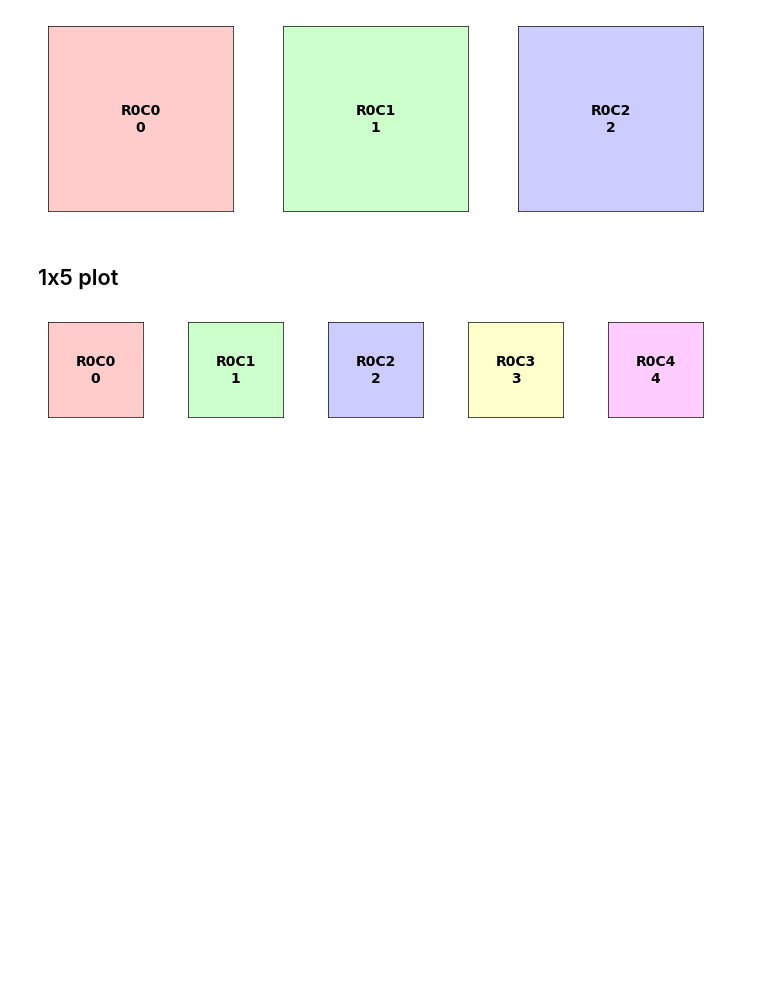
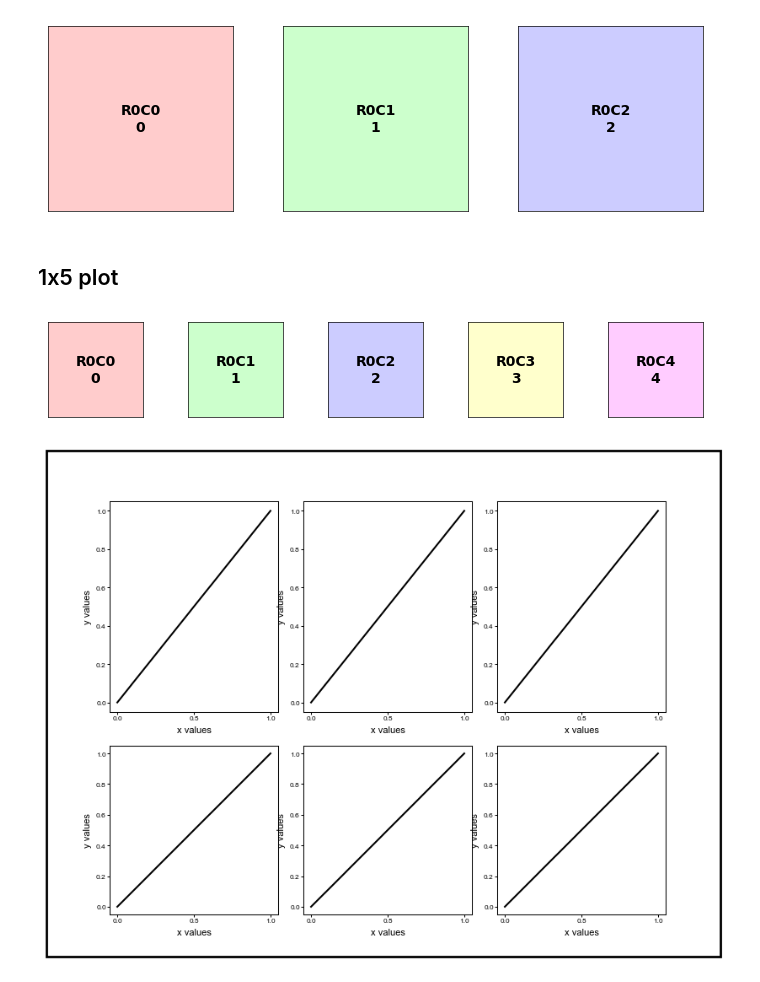
Before and after one commit to YesselmanLab/rna_map_plotting, a Jupyter notebook: notebooks/figure.ipynb, the cells around one changed output. Drawn from its saved outputs; the diff is of its cells as text; code cells hidden in the pictures; blank space fills up the shorter version.

```diff
--- a/notebooks/figure.ipynb
+++ b/notebooks/figure.ipynb
@@ -206,3 +231,34 @@ coords = calculate_subplot_coordinates(
 render_example_figure(coords, (7, 1.5), grid_layout=(1, 5));
 # %% [output]
 [figure]
+# %%
+## Using create_figure_with_layout with Dictionary Format
+
+# Create layout using dictionary format
+layout_dict = {
+    "fig_size": (8, 6),
+    "row_1": {
+        "size": (2.0, 2.5),
+        "hspace": 0.3,
+        "wspace": 0.4,
+        "margins": {"left": 0.75, "right": 0.75, "top": 0.5, "bottom": 0.25},
+        "cols": 3
+    },
+    "row_2": {
+        "size": (2.0, 2.0),
+        "hspace": 0.3,
+        "wspace": 0.4,
+        "margins": {"left": 0.75, "right": 0.75, "top": 0.25, "bottom": 0.5},
+        "cols": 3
+    },
+}
+layout = SubplotLayout(config=layout_dict)
+
+# Create figure and axes in one step
+fig, axes = create_figure_with_layout(layout)
+
+# Fill the plots
+fill_plots(axes)
+draw_box_around_figure(fig)
+# %% [output]
+[figure, added]
```
Also changed, not shown: parts of 7 cells of this notebook, 12 other files.
